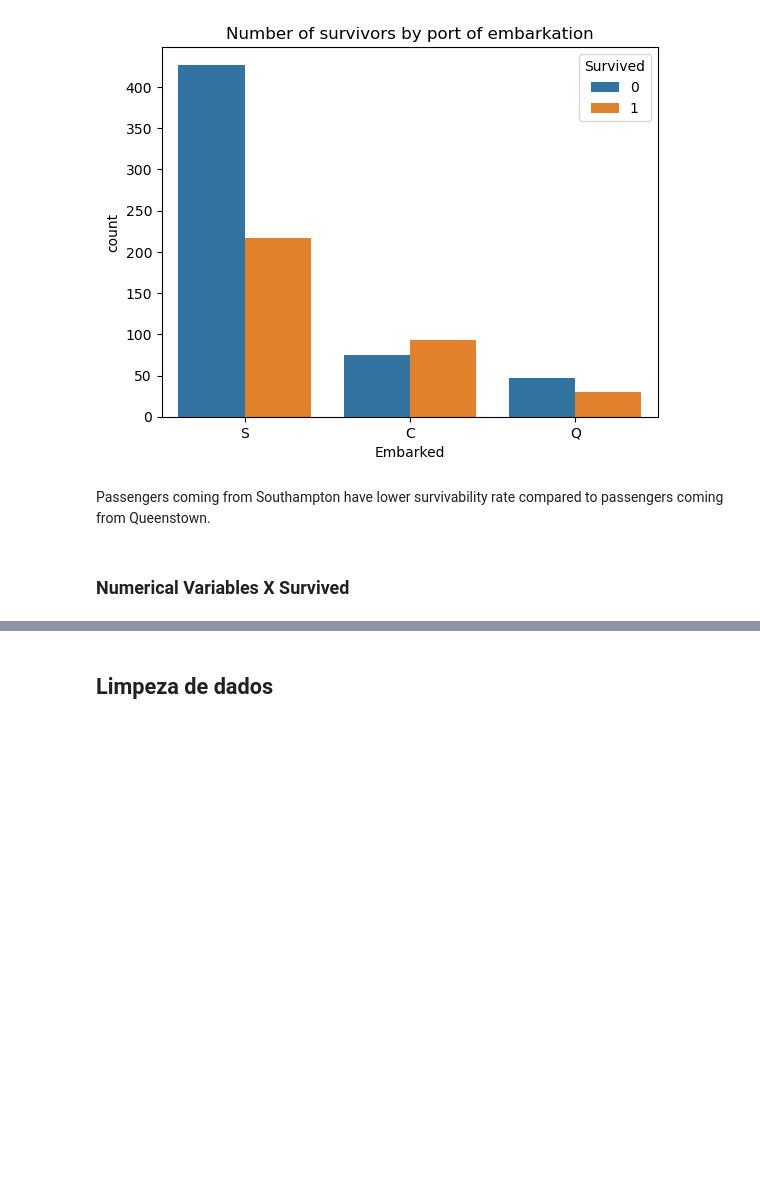
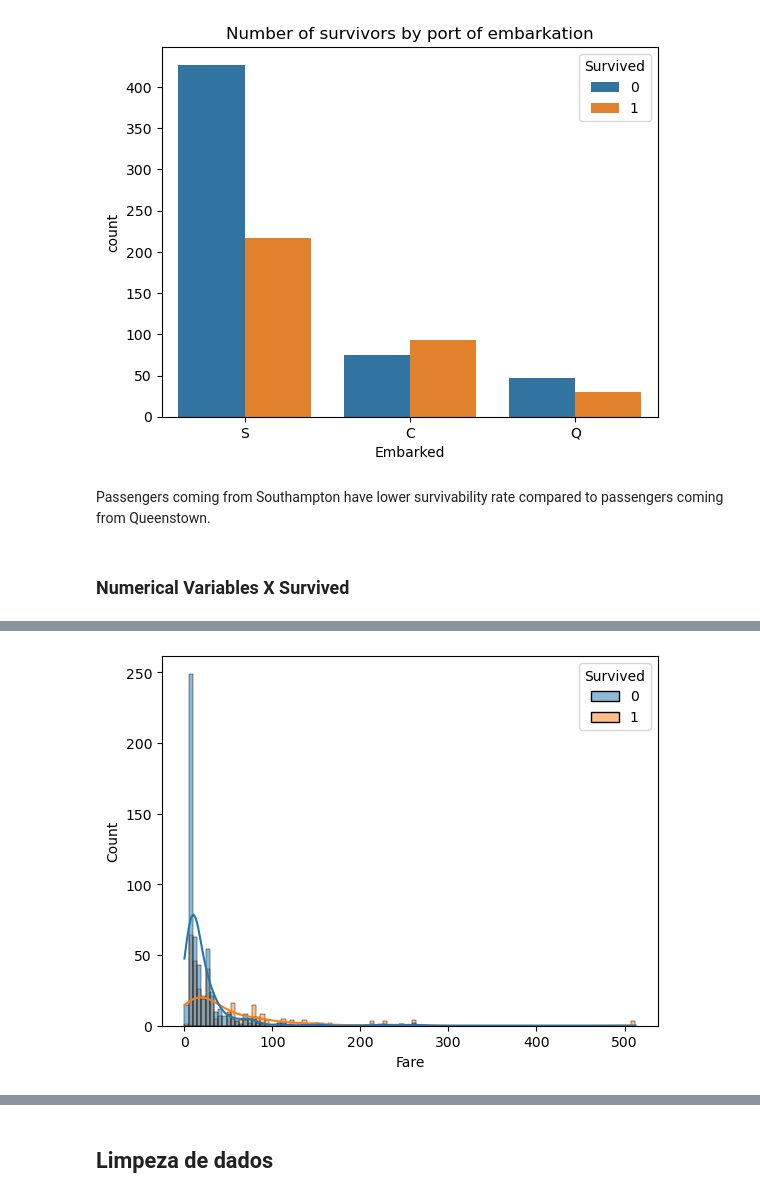
Before and after one commit to YohanFr18/titanic-naive-bayes, a Jupyter notebook: notebooks/naive_bayes.ipynb, the cells around one changed output, grey strips where cells are left out. Drawn from its saved outputs; the diff is of its cells as text; code cells hidden in the pictures; blank space fills up the shorter version.

```diff
--- a/notebooks/naive_bayes.ipynb
+++ b/notebooks/naive_bayes.ipynb
@@ -101,0 +106,4 @@ Passengers coming from Southampton have lower survivability rate compared to pas
+# %%
+sns.histplot(x=train['Fare'], hue=train['Survived'], kde=True);
+# %% [output]
+[figure, added]
```
Also changed, not shown: parts of 3 cells of this notebook.
